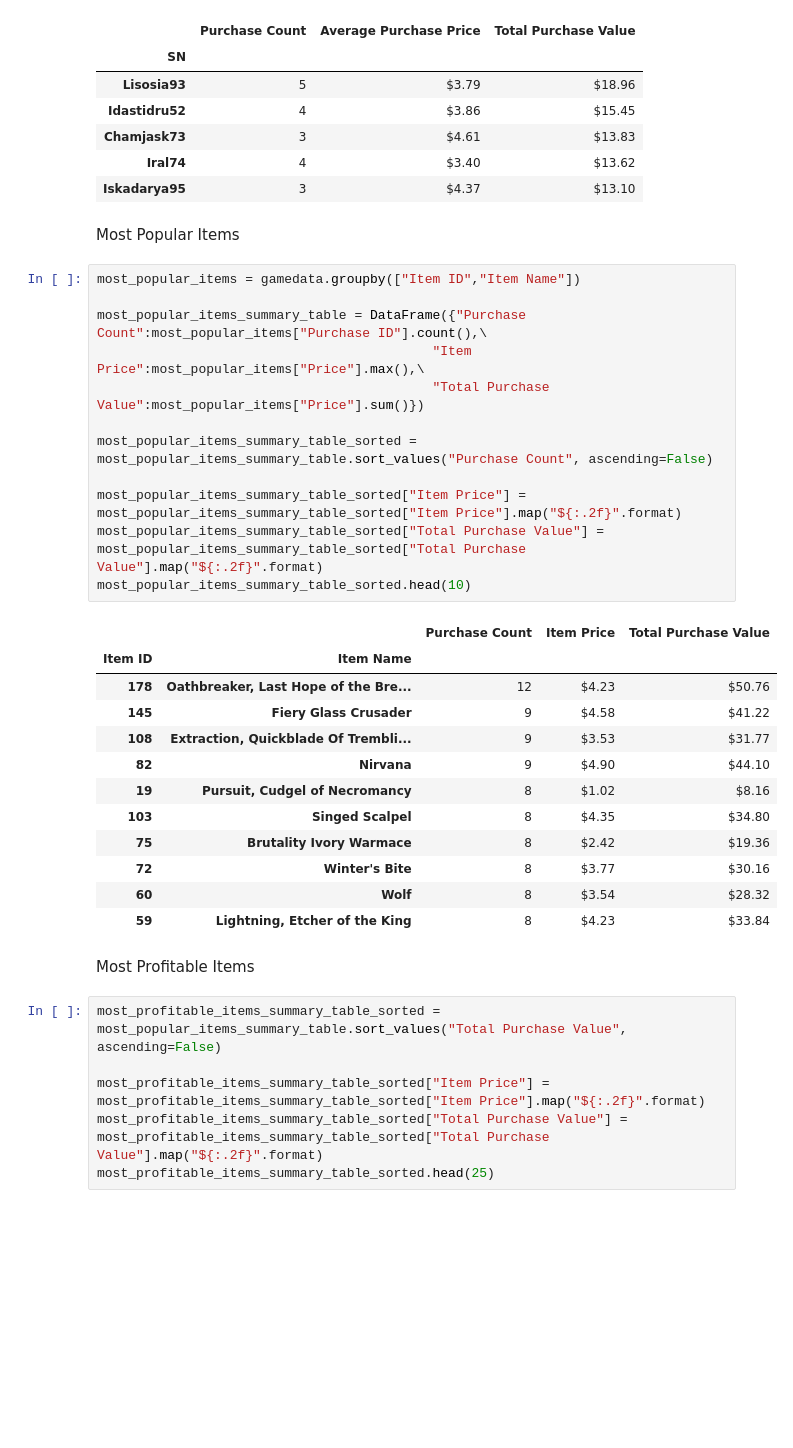
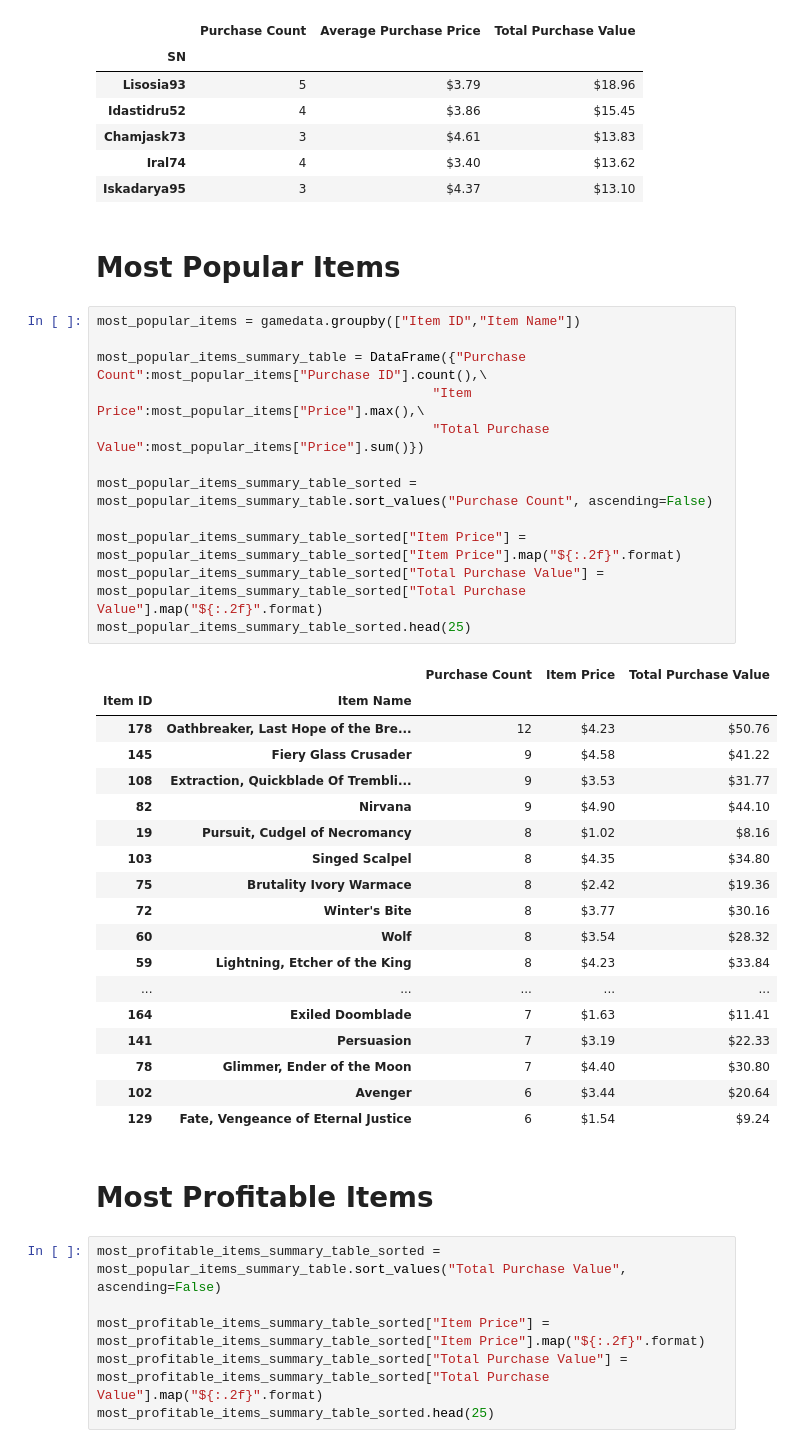
Before and after one commit to bethanylindberg/SMU_Data_Science, a Jupyter notebook: Week 4/Heroes_of_Pymoli.ipynb, the cells around one changed output. Saved outputs shown, nothing was run; the diff lists cells and outputs as text; blank space fills up the shorter version.

```diff
--- a/Week 4/Heroes_of_Pymoli.ipynb
+++ b/Week 4/Heroes_of_Pymoli.ipynb
@@ -149,34 +149,40 @@ top_spenders_summary_table_sorted.head()
 | Iral74 | 4 | $3.40 | $13.62 |
 | Iskadarya95 | 3 | $4.37 | $13.10 |
 # %% [markdown]
-Most Popular Items
+# Most Popular Items
 # %%
 most_popular_items = gamedata.groupby(["Item ID","Item Name"])
 
 most_popular_items_summary_table = DataFrame({"Purchase Count":most_popular_items["Purchase ID"].count(),\
                                            "Item Price":most_popular_items["Price"].max(),\
                                            "Total Purchase Value":most_popular_items["Price"].sum()})
 
 most_popular_items_summary_table_sorted = most_popular_items_summary_table.sort_values("Purchase Count", ascending=False)
 
 most_popular_items_summary_table_sorted["Item Price"] = most_popular_items_summary_table_sorted["Item Price"].map("${:.2f}".format)
 most_popular_items_summary_table_sorted["Total Purchase Value"] = most_popular_items_summary_table_sorted["Total Purchase Value"].map("${:.2f}".format)
-most_popular_items_summary_table_sorted.head(10)
+most_popular_items_summary_table_sorted.head(25)
 # %% [output]
 |  |  | Purchase Count | Item Price | Total Purchase Value |
 | Item ID | Item Name |  |  |  |
 | 178 | Oathbreaker, Last Hope of the Bre... | 12 | $4.23 | $50.76 |
 | 145 | Fiery Glass Crusader | 9 | $4.58 | $41.22 |
 | 108 | Extraction, Quickblade Of Trembli... | 9 | $3.53 | $31.77 |
 | 82 | Nirvana | 9 | $4.90 | $44.10 |
 | 19 | Pursuit, Cudgel of Necromancy | 8 | $1.02 | $8.16 |
 | 103 | Singed Scalpel | 8 | $4.35 | $34.80 |
 | 75 | Brutality Ivory Warmace | 8 | $2.42 | $19.36 |
 | 72 | Winter's Bite | 8 | $3.77 | $30.16 |
 | 60 | Wolf | 8 | $3.54 | $28.32 |
 | 59 | Lightning, Etcher of the King | 8 | $4.23 | $33.84 |
+| ... | ... | ... | ... | ... |
+| 164 | Exiled Doomblade | 7 | $1.63 | $11.41 |
+| 141 | Persuasion | 7 | $3.19 | $22.33 |
+| 78 | Glimmer, Ender of the Moon | 7 | $4.40 | $30.80 |
+| 102 | Avenger | 6 | $3.44 | $20.64 |
+| 129 | Fate, Vengeance of Eternal Justice | 6 | $1.54 | $9.24 |
 # %% [markdown]
- Most Profitable Items
+# Most Profitable Items
 # %%
 most_profitable_items_summary_table_sorted = most_popular_items_summary_table.sort_values("Total Purchase Value", ascending=False)
 
```
Also changed, not shown: parts of 14 cells of this notebook.
